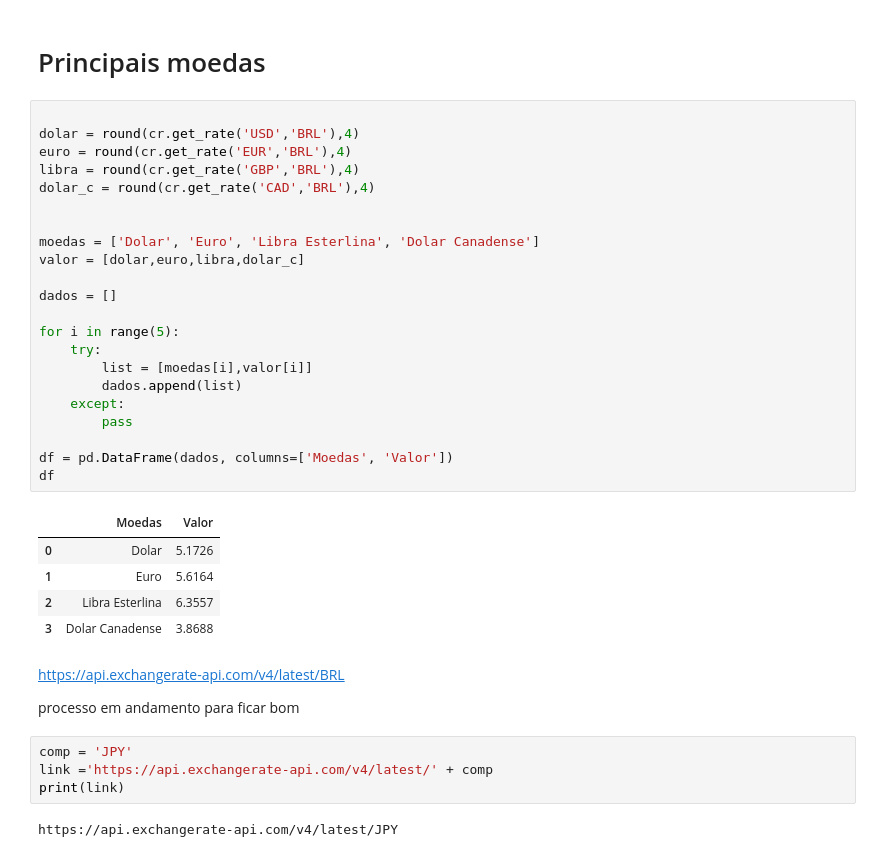
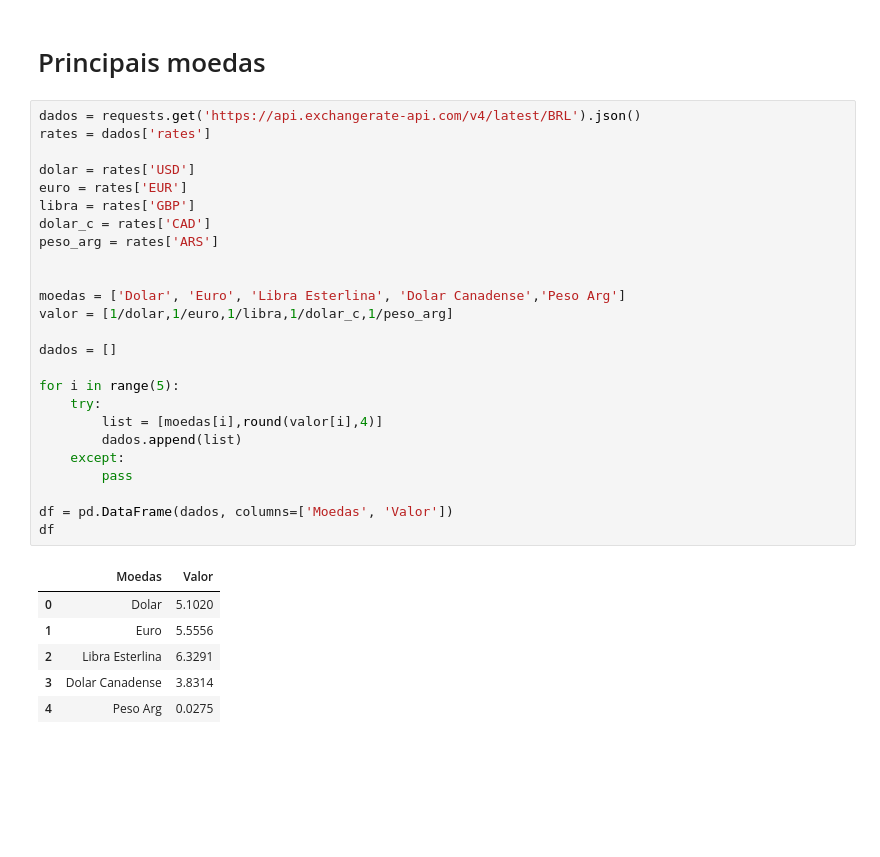
Before and after one commit to enzoGiovannetti/Portfolio, a Jupyter notebook: cotacao/principais_contacoes.ipynb, the cells around one changed output. Cells and saved outputs as stored; diff of their text form; blank space fills up the shorter version.

```diff
--- a/cotacao/principais_contacoes.ipynb
+++ b/cotacao/principais_contacoes.ipynb
@@ -5,40 +25,34 @@ cr = CurrencyRates()
 # %% [markdown]
 <h1>Principais moedas</h1>
 # %%
+dados = requests.get('https://api.exchangerate-api.com/v4/latest/BRL').json()
+rates = dados['rates']
 
-dolar = round(cr.get_rate('USD','BRL'),4)
-euro = round(cr.get_rate('EUR','BRL'),4)
-libra = round(cr.get_rate('GBP','BRL'),4)
-dolar_c = round(cr.get_rate('CAD','BRL'),4)
+dolar = rates['USD']
+euro = rates['EUR']
+libra = rates['GBP']
+dolar_c = rates['CAD']
+peso_arg = rates['ARS']
 
 
-moedas = ['Dolar', 'Euro', 'Libra Esterlina', 'Dolar Canadense']
-valor = [dolar,euro,libra,dolar_c]
+moedas = ['Dolar', 'Euro', 'Libra Esterlina', 'Dolar Canadense','Peso Arg']
+valor = [1/dolar,1/euro,1/libra,1/dolar_c,1/peso_arg]
 
 dados = []
 
 for i in range(5):
     try:
-        list = [moedas[i],valor[i]]
+        list = [moedas[i],round(valor[i],4)]
         dados.append(list)
     except:
         pass
 
 df = pd.DataFrame(dados, columns=['Moedas', 'Valor'])
 df
 # %% [output]
 |  | Moedas | Valor |
-| 0 | Dolar | 5.1726 |
-| 1 | Euro | 5.6164 |
-| 2 | Libra Esterlina | 6.3557 |
-| 3 | Dolar Canadense | 3.8688 |
+| 0 | Dolar | 5.1020 |
+| 1 | Euro | 5.5556 |
+| 2 | Libra Esterlina | 6.3291 |
+| 3 | Dolar Canadense | 3.8314 |
+| 4 | Peso Arg | 0.0275 |
-# %% [markdown]
-https://api.exchangerate-api.com/v4/latest/BRL
-
-processo em andamento para ficar bom
-# %%
-comp = 'JPY'
-link ='https://api.exchangerate-api.com/v4/latest/' + comp
-print(link)
-# %% [output]
-https://api.exchangerate-api.com/v4/latest/JPY
```
Also changed, not shown: parts of 4 cells of this notebook.
